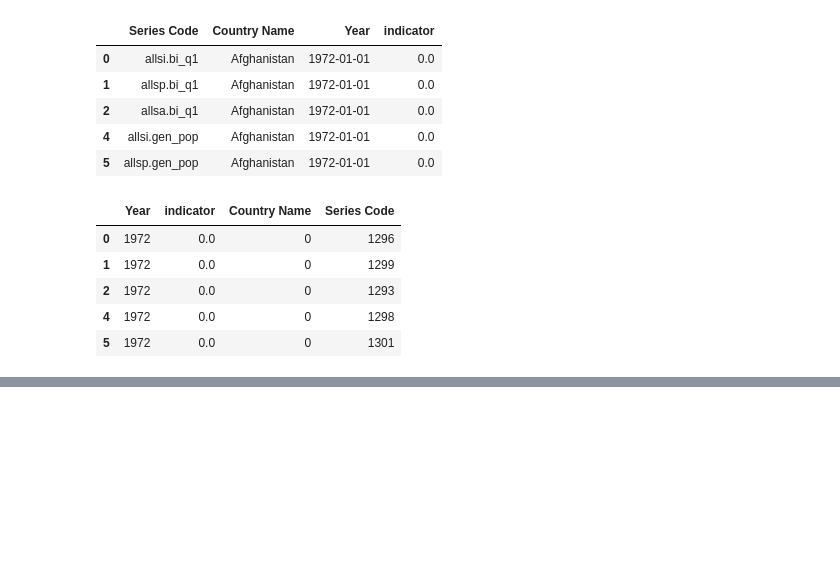
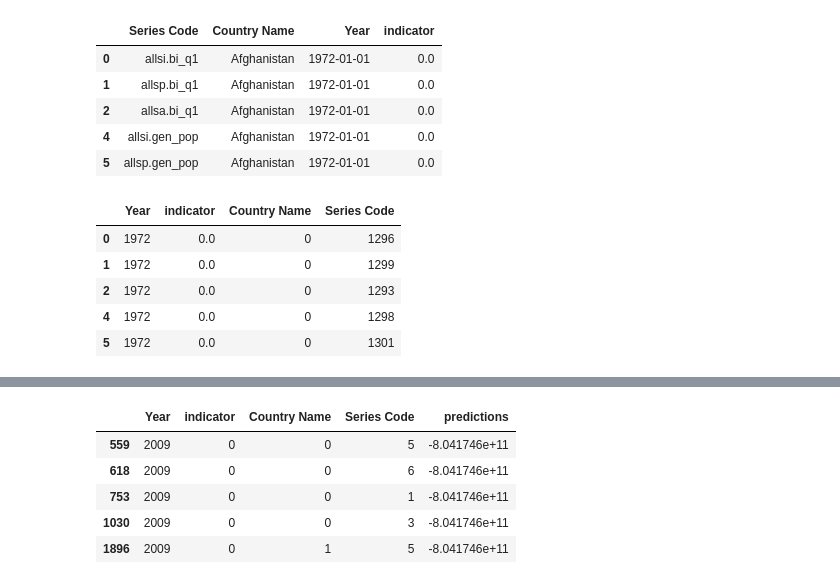
Before and after one commit to mansim07/udgm, a Jupyter notebook: 02-VAR-united-millenium-Regression.ipynb, the cells around one changed output, grey strips where cells are left out. Drawn from its saved outputs; the diff is of its cells as text; code cells hidden in the pictures; blank space fills up the shorter version.

```diff
--- a/02-VAR-united-millenium-Regression.ipynb
+++ b/02-VAR-united-millenium-Regression.ipynb
@@ -255,27 +266,34 @@ score_predict.head()
 # %%
 submission_results=submission_labels.join(training_data)
 
 submission_results=submission_results[['Country Name','Series Code']]
 
 submission_results['Year']=2009
 
 submission_results['indicator']=0
 
-target_encode_columns = ['Country Name','Series Code']
-target = ['indicator']
-target_encode_df = submission_results[target_encode_columns + target] #.reset_index().drop(columns = 'index', axis = 1)
-target_name = target[0]
-target_df = pd.DataFrame()
-for embed_col in target_encode_columns:
-    val_map = target_encode_df.groupby(embed_col)[target].mean().to_dict()[target_name]
-    target_df[embed_col] = target_encode_df[embed_col].map(val_map).values
+# Label Encoding
 
-score_predict_drop = submission_results.drop(target_encode_columns, axis = 1).reset_index().drop(columns = 'index', axis = 1)
-score_predict = pd.concat([score_target_drop, target_df], axis = 1)
-
-score_predict['Year']= pd.to_datetime(score_target['Year'], format='%Y').dt.year
+encode_columns = ['Country Name','Series Code']
+pred_df = submission_results[encode_columns]
+score_predict_drop = submission_results.drop(encode_columns, axis = 1)
+pred_df = pred_df.astype('str')
+pred_df = pred_df.apply(LabelEncoder().fit_transform)
 
 
+score_predict_2009 = pd.concat([score_predict_drop, pred_df], axis = 1)
 
+score_predict_2009['Year']=pd.to_datetime(score_predict_2009['Year'],format='%Y').dt.year
 
-res_pred = xgb_search.predict(score_predict[['Year', 'Country Name', 'Series Code']])
+res_pred_01 = xgb_search.predict(score_predict_2009[['Year', 'Country Name', 'Series Code']])
+
+score_predict_2009['predictions'] = res_pred_01
+
+score_predict_2009.head()
+# %% [output]
+|  | Year | indicator | Country Name | Series Code | predictions |
+| 559 | 2009 | 0 | 0 | 5 | -8.041746e+11 |
+| 618 | 2009 | 0 | 0 | 6 | -8.041746e+11 |
+| 753 | 2009 | 0 | 0 | 1 | -8.041746e+11 |
+| 1030 | 2009 | 0 | 0 | 3 | -8.041746e+11 |
+| 1896 | 2009 | 0 | 1 | 5 | -8.041746e+11 |
```
Also changed, not shown: parts of 15 cells of this notebook.
